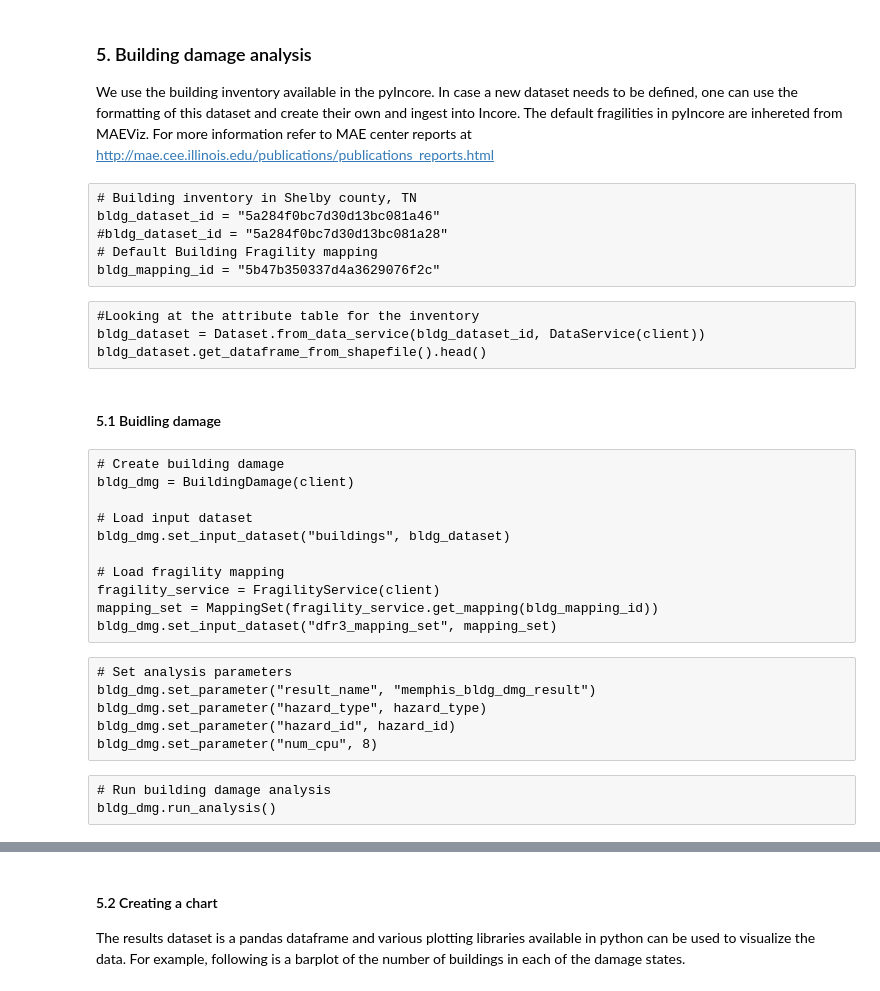
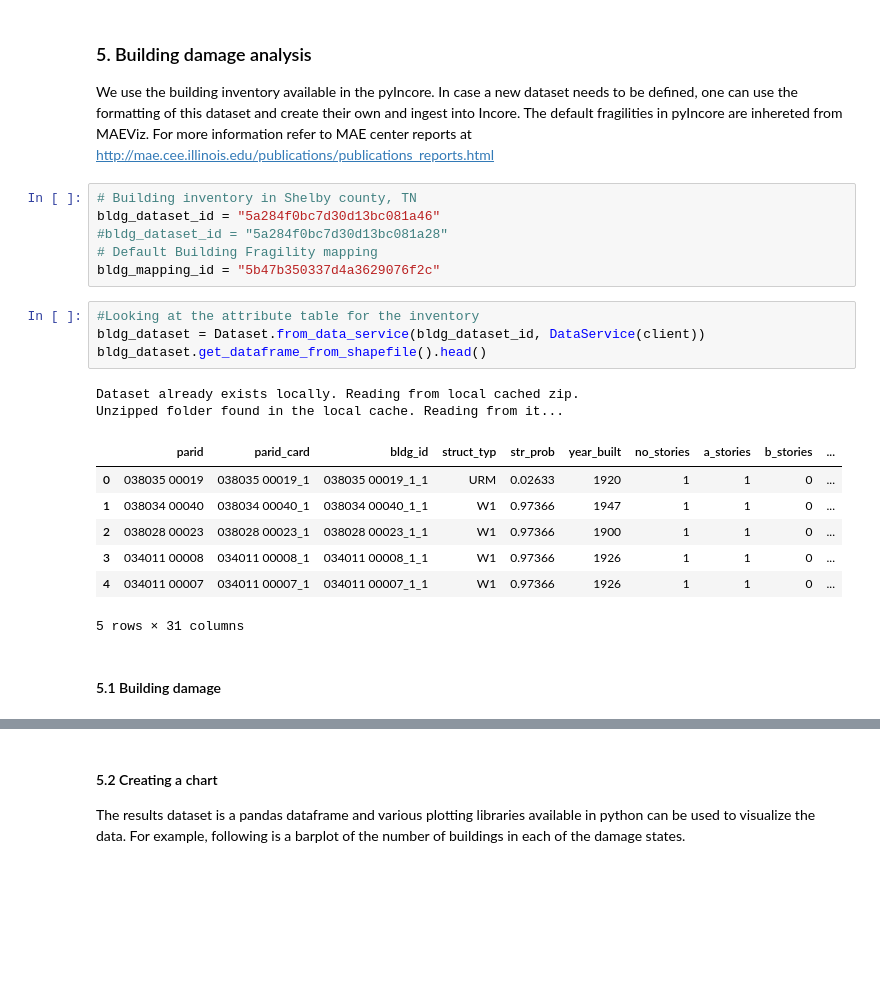
Before and after one commit to IN-CORE/incore-docs, a Jupyter notebook: manual_jb/content/notebooks/MMSA_testbed/MMSA_Seismic_Functionality_Analysis_for_Interdependent_Buildings-Water-Power_using_Fragility_and_Repair_Rate_Curves.ipynb, the cells around one changed output, grey strips where cells are left out. Drawn from its saved outputs; the diff is of its cells as text; blank space fills up the shorter version.

```diff
--- a/manual_jb/content/notebooks/MMSA_testbed/MMSA_Seismic_Functionality_Analysis_for_Interdependent_Buildings-Water-Power_using_Fragility_and_Repair_Rate_Curves.ipynb
+++ b/manual_jb/content/notebooks/MMSA_testbed/MMSA_Seismic_Functionality_Analysis_for_Interdependent_Buildings-Water-Power_using_Fragility_and_Repair_Rate_Curves.ipynb
@@ -119,35 +117,25 @@ earthquake_model_metadata
 ### 5. Building damage analysis
 
 We use the building inventory available in the pyIncore. In case a new dataset needs to be defined, one can use the formatting of this dataset and create their own and ingest into Incore. The default fragilities in pyIncore are inhereted from MAEViz. For more information refer to MAE center reports at http://mae.cee.illinois.edu/publications/publications_reports.html
-# %% [raw]
-# Building inventory in Shelby county, TN
-bldg_dataset_id = "5a284f0bc7d30d13bc081a46"
-#bldg_dataset_id = "5a284f0bc7d30d13bc081a28"
-# Default Building Fragility mapping
-bldg_mapping_id = "5b47b350337d4a3629076f2c"
-# %% [raw]
-#Looking at the attribute table for the inventory
-bldg_dataset = Dataset.from_data_service(bldg_dataset_id, DataService(client))
-bldg_dataset.get_dataframe_from_shapefile().head()
+# %%
+# Building inventory in Shelby county, TN
+bldg_dataset_id = "5a284f0bc7d30d13bc081a46"
+#bldg_dataset_id = "5a284f0bc7d30d13bc081a28"
+# Default Building Fragility mapping
+bldg_mapping_id = "5b47b350337d4a3629076f2c"
+# %%
+#Looking at the attribute table for the inventory
+bldg_dataset = Dataset.from_data_service(bldg_dataset_id, DataService(client))
+bldg_dataset.get_dataframe_from_shapefile().head()
+# %% [output]
+Dataset already exists locally. Reading from local cached zip.
+Unzipped folder found in the local cache. Reading from it...
+|  | parid | parid_card | bldg_id | struct_typ | str_prob | year_built | no_stories | a_stories | b_stories | ... |
+| 0 | 038035 00019 | 038035 00019_1 | 038035 00019_1_1 | URM | 0.02633 | 1920 | 1 | 1 | 0 | ... |
+| 1 | 038034 00040 | 038034 00040_1 | 038034 00040_1_1 | W1 | 0.97366 | 1947 | 1 | 1 | 0 | ... |
+| 2 | 038028 00023 | 038028 00023_1 | 038028 00023_1_1 | W1 | 0.97366 | 1900 | 1 | 1 | 0 | ... |
+| 3 | 034011 00008 | 034011 00008_1 | 034011 00008_1_1 | W1 | 0.97366 | 1926 | 1 | 1 | 0 | ... |
+| 4 | 034011 00007 | 034011 00007_1 | 034011 00007_1_1 | W1 | 0.97366 | 1926 | 1 | 1 | 0 | ... |
+5 rows × 31 columns
 # %% [markdown]
-#### 5.1 Buidling damage
+#### 5.1 Building damage
-# %% [raw]
-# Create building damage
-bldg_dmg = BuildingDamage(client)
-
-# Load input dataset
-bldg_dmg.set_input_dataset("buildings", bldg_dataset)
-
-# Load fragility mapping
-fragility_service = FragilityService(client)
-mapping_set = MappingSet(fragility_service.get_mapping(bldg_mapping_id))
-bldg_dmg.set_input_dataset("dfr3_mapping_set", mapping_set)
-# %% [raw]
-# Set analysis parameters
-bldg_dmg.set_parameter("result_name", "memphis_bldg_dmg_result")
-bldg_dmg.set_parameter("hazard_type", hazard_type)
-bldg_dmg.set_parameter("hazard_id", hazard_id)
-bldg_dmg.set_parameter("num_cpu", 8)
-# %% [raw]
-# Run building damage analysis
-bldg_dmg.run_analysis()
```
Also changed, not shown: parts of 22 cells of this notebook, 2 other files.
